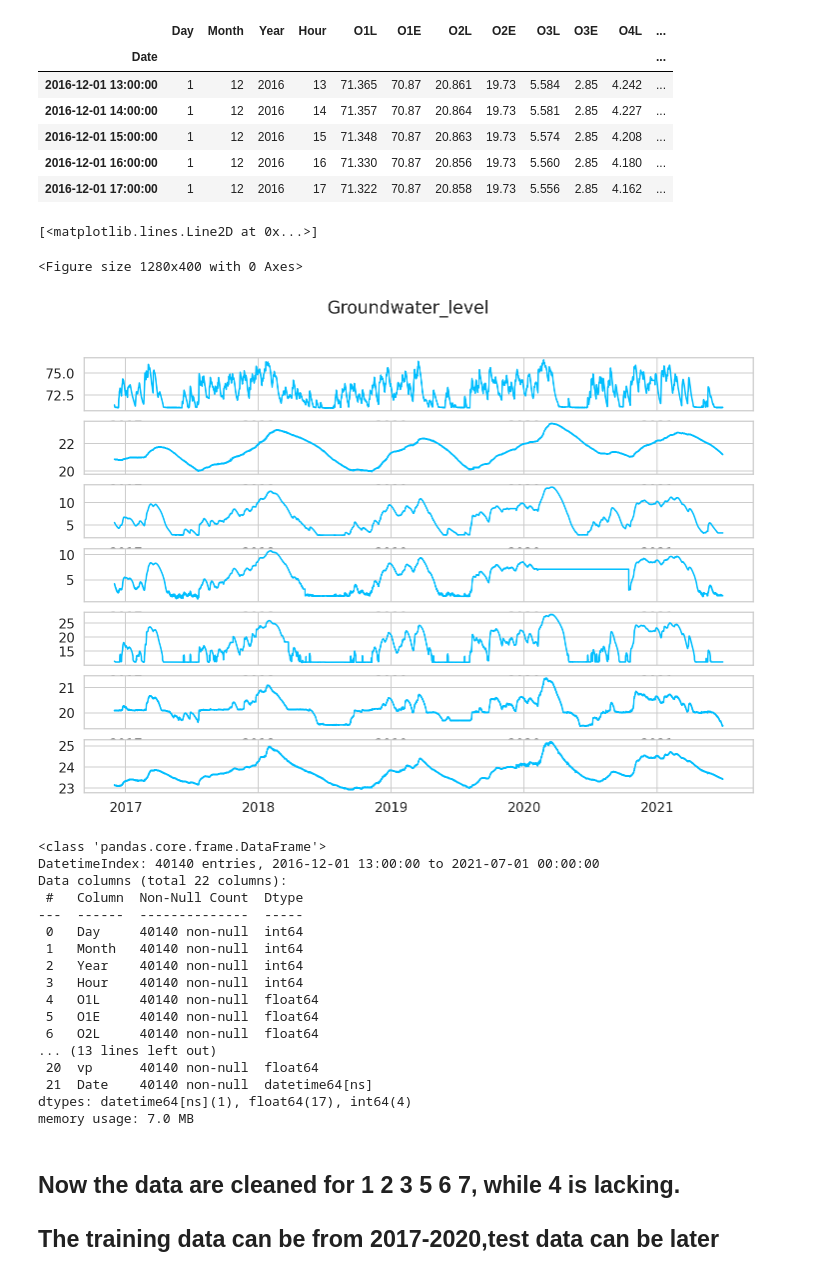
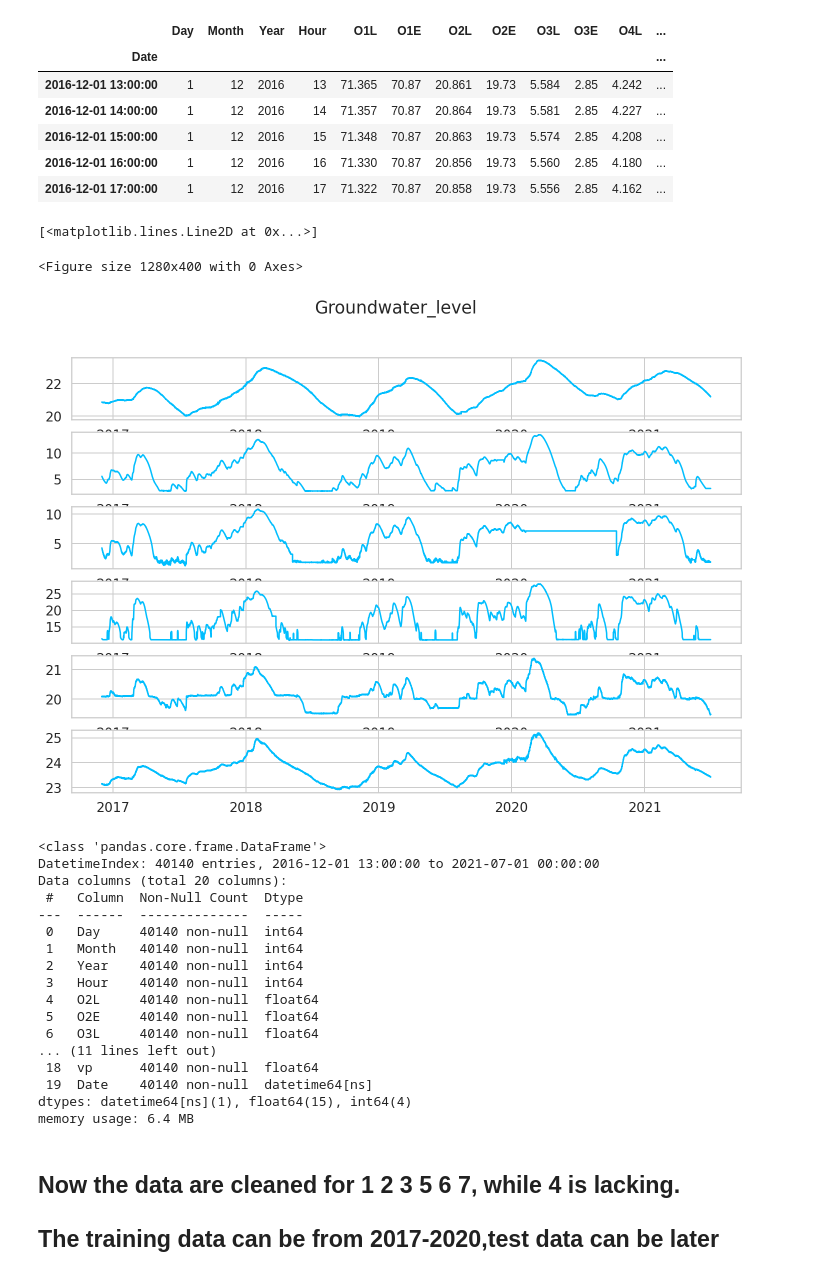
Before and after one commit to 2359181042/GNN_cs224w, a Jupyter notebook: “Ireland_wells_6.ipynb, the cells around one changed output. Cells and saved outputs as stored; diff of their text form; code cells hidden in the pictures.

```diff
--- a/“Ireland_wells_6.ipynb
+++ b/“Ireland_wells_6.ipynb
@@ -160,41 +160,43 @@ df2['O1L']=df2['O1L'].fillna(method='ffill', axis=0)
 df2['O3L']=df2['O3L'].fillna(method='ffill', axis=0)
 df2['O5L']=df2['O5L'].fillna(method='ffill', axis=0)
 df2['O4L']=df2['O4L'].fillna(method='ffill', axis=0)
+df2=df2.drop(['O1E'],axis=1)
+df2=df2.drop(['O1L'],axis=1)
 # %%
 figure(figsize=(16, 5), dpi=80)
-fig, axs = plt.subplots(7)
+fig, axs = plt.subplots(6)
 fig.suptitle('Groundwater_level')
-axs[0].plot(df2.index, df2['O1L'])
-axs[1].plot(df2.index, df2['O2L'])
-axs[2].plot(df2.index, df2['O3L'])
-axs[3].plot(df2.index, df2['O4L'])
-axs[4].plot(df2.index, df2['O5L'])
-axs[5].plot(df2.index, df2['O6L'])
-axs[6].plot(df2.index, df2['O7L'])
+
+axs[0].plot(df2.index, df2['O2L'])
+axs[1].plot(df2.index, df2['O3L'])
+axs[2].plot(df2.index, df2['O4L'])
+axs[3].plot(df2.index, df2['O5L'])
+axs[4].plot(df2.index, df2['O6L'])
+axs[5].plot(df2.index, df2['O7L'])
 # %% [output]
 [<matplotlib.lines.Line2D at 0x...>]
 <Figure size 1280x400 with 0 Axes>
-[figure, old version]
+[figure, new version]
 # %%
 df2.info()
 # %% [output]
 <class 'pandas.core.frame.DataFrame'>
 DatetimeIndex: 40140 entries, 2016-12-01 13:00:00 to 2021-07-01 00:00:00
-Data columns (total 22 columns):
+Data columns (total 20 columns):
  #   Column  Non-Null Count  Dtype
 ---  ------  --------------  -----
  0   Day     40140 non-null  int64
  1   Month   40140 non-null  int64
  2   Year    40140 non-null  int64
  3   Hour    40140 non-null  int64
- 4   O1L     40140 non-null  float64
- 5   O1E     40140 non-null  float64
- 6   O2L     40140 non-null  float64
-... (13 lines left out)
- 20  vp      40140 non-null  float64
- 21  Date    40140 non-null  datetime64[ns]
-dtypes: datetime64[ns](1), float64(17), int64(4)
-memory usage: 7.0 MB
+ 4   O2L     40140 non-null  float64
+ 5   O2E     40140 non-null  float64
+ 6   O3L     40140 non-null  float64
+... (11 lines left out)
+ 18  vp      40140 non-null  float64
+ 19  Date    40140 non-null  datetime64[ns]
+dtypes: datetime64[ns](1), float64(15), int64(4)
+memory usage: 6.4 MB
 # %% [markdown]
 ## Now the data are cleaned for 1 2 3 5 6 7, while 4 is lacking.
 
```
Also changed, not shown: parts of 23 cells of this notebook.
